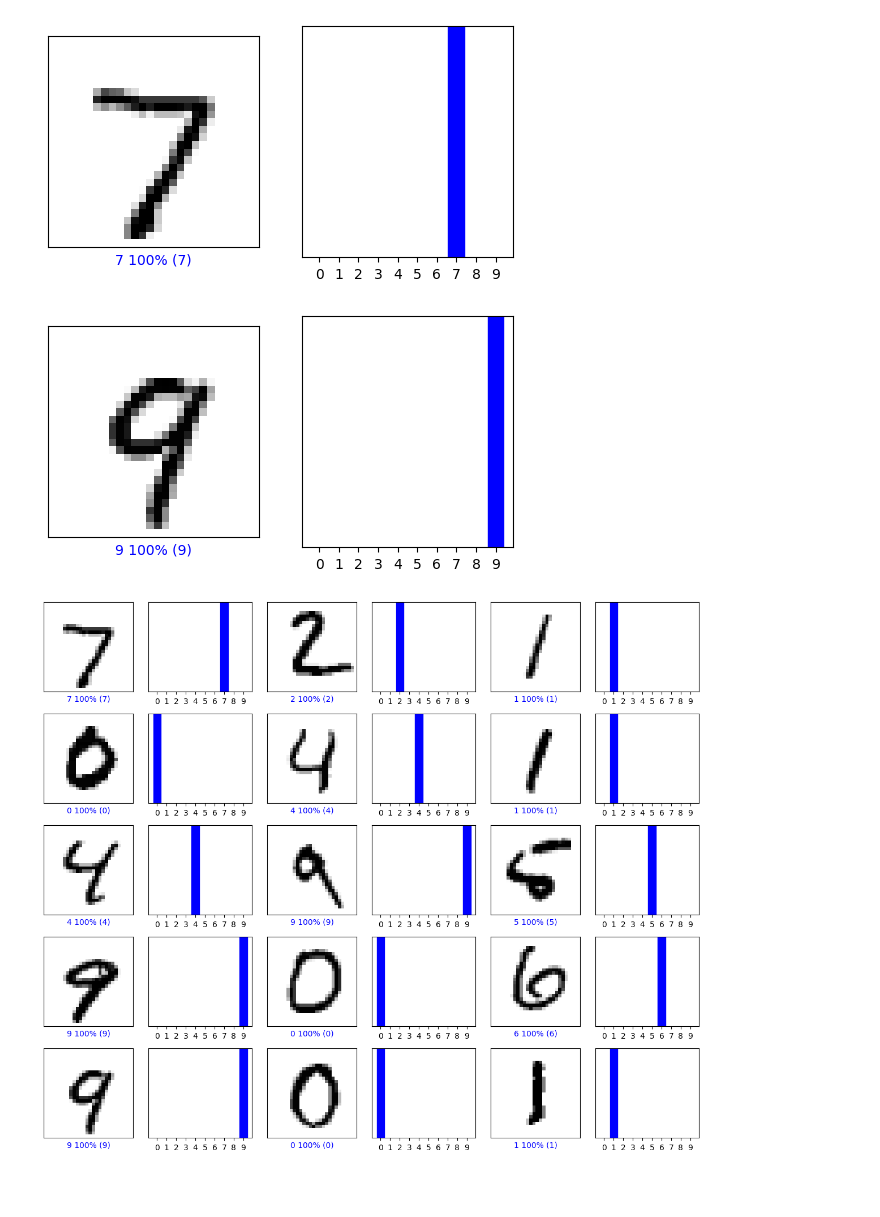
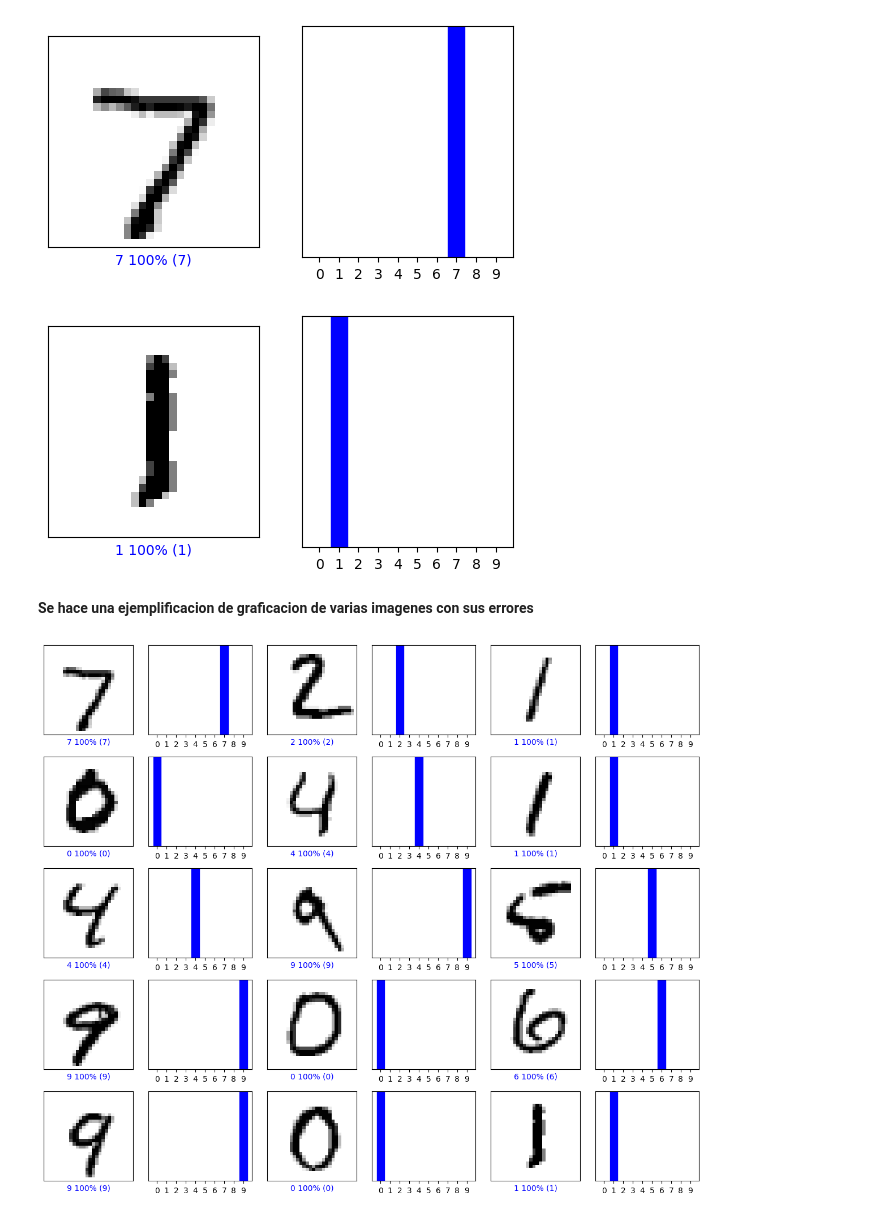
Before and after one commit to marRmzRn/Inteligencia-artificial-y-redes-neuronales, a Jupyter notebook: Entrenamiento_red_neuronal_simple.ipynb, the cells around one changed output. Drawn from its saved outputs; the diff is of its cells as text; code cells hidden in the pictures; blank space fills up the shorter version.

```diff
--- a/Entrenamiento_red_neuronal_simple.ipynb
+++ b/Entrenamiento_red_neuronal_simple.ipynb
@@ -174,15 +196,17 @@ plt.show()
 # %% [output]
 [figure]
 # %%
-i = 12
+i = 14
 plt.figure(figsize=(6,3))
 plt.subplot(1,2,1)
 plot_image(i, predictions[i], test_labels, test_images)
 plt.subplot(1,2,2)
 plot_value_array(i, predictions[i],  test_labels)
 plt.show()
 # %% [output]
-[figure, old version]
+[figure, new version]
+# %% [markdown]
+**Se hace una ejemplificacion de graficacion de varias imagenes con sus errores**
 # %%
 num_rows = 5
 num_cols = 3
```
Also changed, not shown: parts of 17 cells of this notebook.
